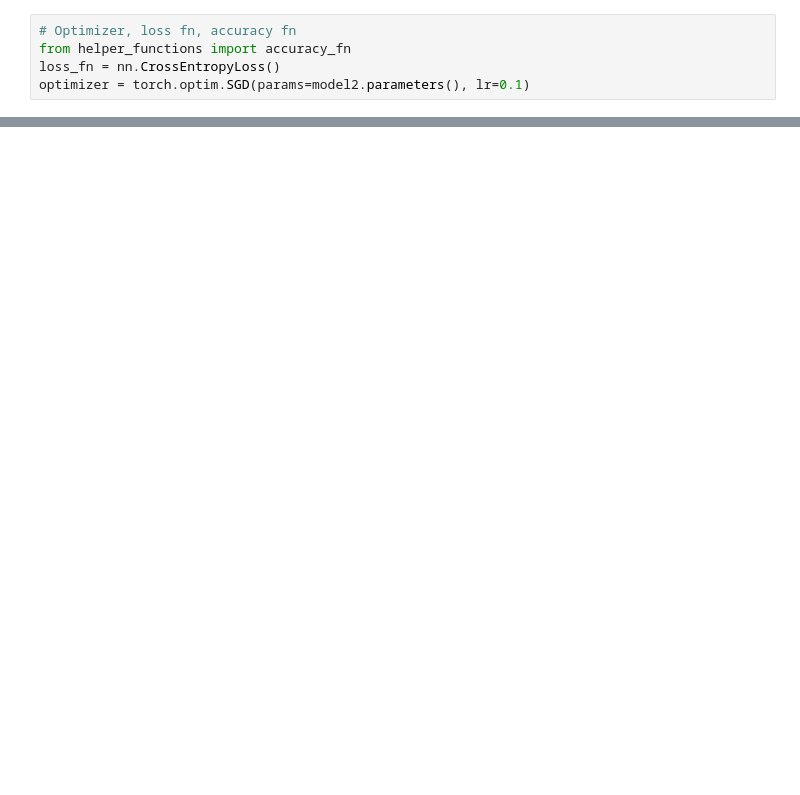
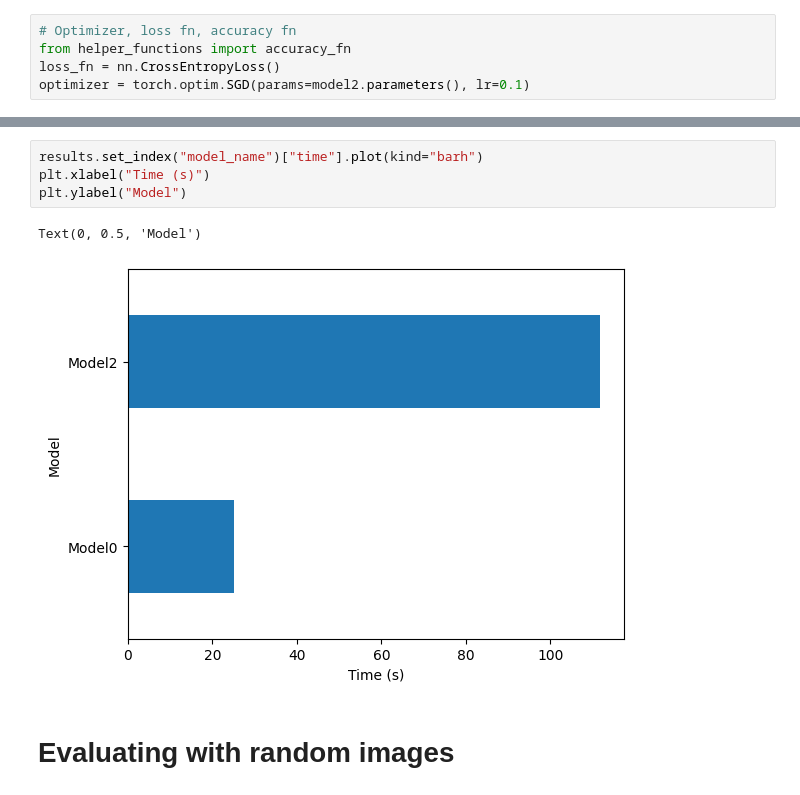
Before and after one commit to dozetype/pytorch-notes, a Jupyter notebook: cv.ipynb, the cells around one changed output, grey strips where cells are left out. Drawn from its saved outputs; the diff is of its cells as text; blank space fills up the shorter version.

```diff
--- a/cv.ipynb
+++ b/cv.ipynb
@@ -416,0 +442,9 @@ test_step(model=model2, data_loader=test_dataloader, loss_fn=loss_fn, accuracy_f
+# %%
+results.set_index("model_name")["time"].plot(kind="barh")
+plt.xlabel("Time (s)")
+plt.ylabel("Model")
+# %% [output]
+Text(0, 0.5, 'Model')
+[figure, added]
+# %% [markdown]
+# Evaluating with random images
```
Also changed, not shown: parts of 16 cells of this notebook.
